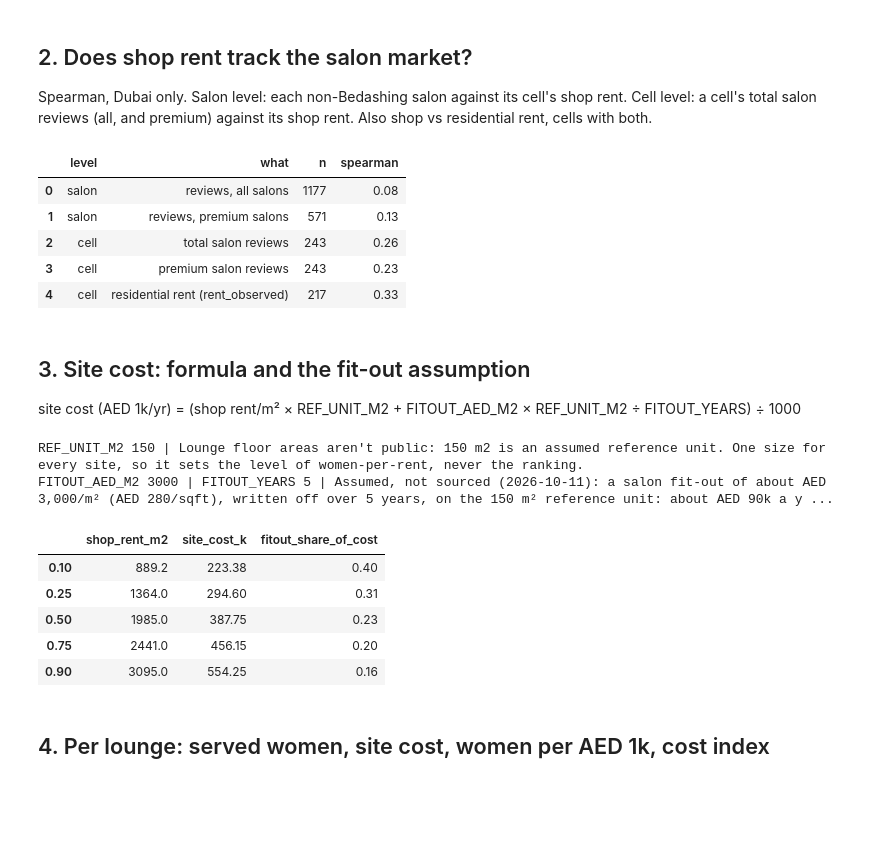
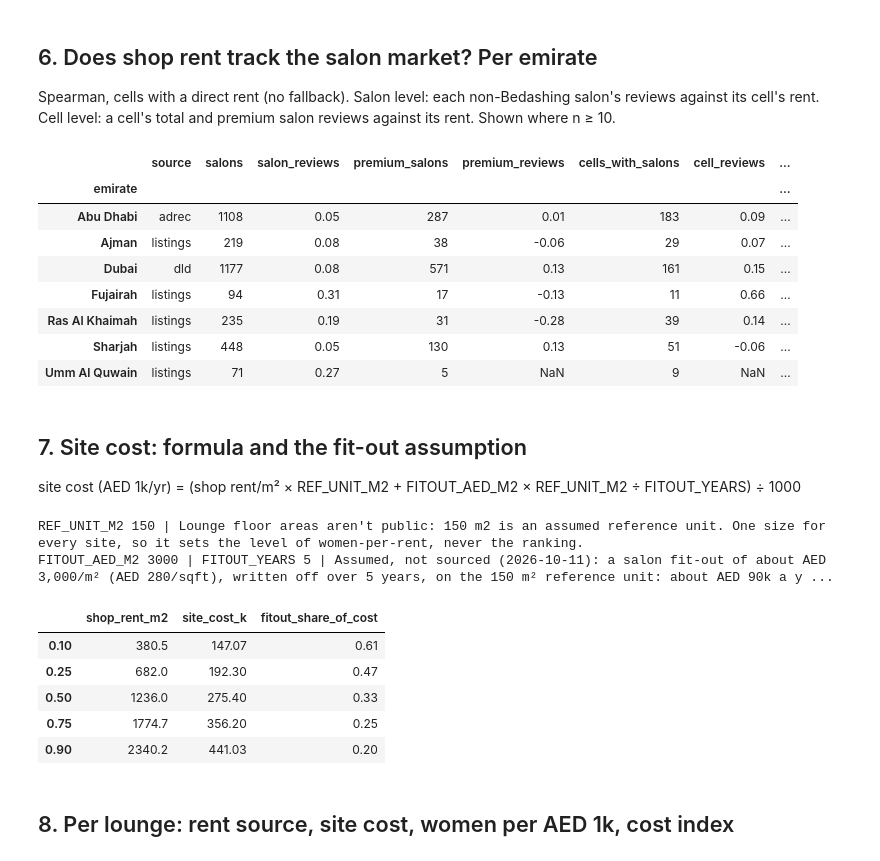
Before and after one commit to thenomadlad/2pz-ai-case-study, a Jupyter notebook: notebooks/rent.ipynb, the cells around one changed output. Cells and saved outputs as stored; diff of their text form; code cells hidden in the pictures; blank space fills up the shorter version.

```diff
--- a/notebooks/rent.ipynb
+++ b/notebooks/rent.ipynb
@@ -51,0 +52,7 @@ DLD areas file columns: ['area', 'contracts', 'median_rent_m2', 'lat', 'lng', 'm
+# %%
+from src.market import women_15plus
+c = v3.cells.assign(women=women_15plus(v3.cells, v3.emirates, 0.055))
+cov = pd.crosstab(c.emirate, c.shop_rent_source, margins=True)
+wcov = (c.pivot_table(index="emirate", columns="shop_rent_source", values="women", aggfunc="sum", fill_value=0)
+        .pipe(lambda t: t.div(t.sum(axis=1), axis=0) * 100).round(1))
+display(cov); wcov.add_suffix(" % women")
@@ -51,0 +83,6 @@ DLD areas file columns: ['area', 'contracts', 'median_rent_m2', 'lat', 'lng', 'm
+# %%
+direct = c[c.shop_rent_source != "emirate_median"]
+d = direct.groupby("emirate").shop_rent_m2.describe(percentiles=[.1, .25, .5, .75, .9]).round(0)
+d["source"] = direct.groupby("emirate").shop_rent_source.first()
+d["emirate_median_fallback"] = c[c.shop_rent_source == "emirate_median"].groupby("emirate").shop_rent_m2.first().round(0)
+d
@@ -52,58 +153,63 @@ DLD areas file columns: ['area', 'contracts', 'median_rent_m2', 'lat', 'lng', 'm
 # %% [markdown]
-## 2. Does shop rent track the salon market?
+## 6. Does shop rent track the salon market? Per emirate
 
-Spearman, Dubai only. Salon level: each non-Bedashing salon against its cell's shop rent. Cell level: a cell's total salon reviews (all, and premium) against its shop rent. Also shop vs residential rent, cells with both.
+Spearman, cells with a direct rent (no fallback). Salon level: each non-Bedashing salon's reviews against its cell's rent. Cell level: a cell's total and premium salon reviews against its rent. Shown where n ≥ 10.
 # %%
 from src.market import premium_substitutes, _reviews
 sal = v3.salons[(v3.salons.excluded_reason == "") & ~v3.salons.is_bedashing.astype(bool)].reset_index()
-c = v3.cells
 lat, lng = sal.lat.to_numpy(float)[:, None], sal.lng.to_numpy(float)[:, None]
 inbox = (c.south.to_numpy() <= lat) & (lat < c.north.to_numpy()) & (c.west.to_numpy() <= lng) & (lng < c.east.to_numpy())
 sal["cell_id"] = np.where(inbox.any(1), c.index.to_numpy()[inbox.argmax(1)], None)
 sal["reviews"] = [_reviews(x) for x in sal.to_dict("records")]
 prem_ids = {x["place_id"] for x in premium_substitutes(sal.to_dict("records"), len(sal), a.premium_min_rating, a.comparable_price_levels)}
 sal["premium"] = sal.place_id.isin(prem_ids)
-sal["shop_rent"] = sal.cell_id.map(c.shop_rent_m2)
-ds = sal[sal.shop_rent.notna()]
-rows = [dict(level="salon", what="reviews, all salons", n=len(ds), spearman=ds.reviews.corr(ds.shop_rent, method="spearman")),
-        dict(level="salon", what="reviews, premium salons", n=int(ds.premium.sum()),
-             spearman=ds[ds.premium].reviews.corr(ds[ds.premium].shop_rent, method="spearman"))]
-cell = pd.DataFrame({"shop": c.shop_rent_m2, "res": c.rent_observed,
-                     "reviews": ds.groupby("cell_id").reviews.sum(), "prem_reviews": ds[ds.premium].groupby("cell_id").reviews.sum()})
-cell = cell[cell.shop.notna()].fillna({"reviews": 0, "prem_reviews": 0})
-rows += [dict(level="cell", what="total salon reviews", n=len(cell), spearman=cell.reviews.corr(cell.shop, method="spearman")),
-         dict(level="cell", what="premium salon reviews", n=len(cell), spearman=cell.prem_reviews.corr(cell.shop, method="spearman")),
-         dict(level="cell", what="residential rent (rent_observed)", n=int(cell.res.notna().sum()),
-              spearman=cell.res.corr(cell.shop, method="spearman"))]
-pd.DataFrame(rows).round(2)
+sal = sal[sal.cell_id.isin(direct.index)]
+sal["shop_rent"], sal["emirate"] = sal.cell_id.map(c.shop_rent_m2), sal.cell_id.map(c.emirate)
+cell = pd.DataFrame({"shop": direct.shop_rent_m2, "emirate": direct.emirate, "res": direct.rent_observed,
+                     "reviews": sal.groupby("cell_id").reviews.sum(), "prem_reviews": sal[sal.premium].groupby("cell_id").reviews.sum()}
+                    ).loc[direct.index].fillna({"reviews": 0, "prem_reviews": 0})
+cell = cell[cell.reviews > 0]   # cells with at least one salon
+rows = []
+def rho(x, y):
+    return round(x.corr(y, method="spearman"), 2) if len(x) >= 10 else None
+for em in sorted(c.emirate.unique()):
+    s_, k = sal[sal.emirate == em], cell[cell.emirate == em]
+    rows.append(dict(emirate=em, source=direct[direct.emirate == em].shop_rent_source.iloc[0] if (direct.emirate == em).any() else "-",
+                     salons=len(s_), salon_reviews=rho(s_.reviews, s_.shop_rent),
+                     premium_salons=int(s_.premium.sum()), premium_reviews=rho(s_[s_.premium].reviews, s_[s_.premium].shop_rent),
+                     cells_with_salons=len(k), cell_reviews=rho(k.reviews, k.shop), cell_premium_reviews=rho(k.prem_reviews, k.shop)))
+pd.DataFrame(rows).set_index("emirate")
 # %% [output]
-|  | level | what | n | spearman |
-| 0 | salon | reviews, all salons | 1177 | 0.08 |
-| 1 | salon | reviews, premium salons | 571 | 0.13 |
-| 2 | cell | total salon reviews | 243 | 0.26 |
-| 3 | cell | premium salon reviews | 243 | 0.23 |
-| 4 | cell | residential rent (rent_observed) | 217 | 0.33 |
+|  | source | salons | salon_reviews | premium_salons | premium_reviews | cells_with_salons | cell_reviews | ... |
+| emirate |  |  |  |  |  |  |  | ... |
+| Abu Dhabi | adrec | 1108 | 0.05 | 287 | 0.01 | 183 | 0.09 | ... |
+| Ajman | listings | 219 | 0.08 | 38 | -0.06 | 29 | 0.07 | ... |
+| Dubai | dld | 1177 | 0.08 | 571 | 0.13 | 161 | 0.15 | ... |
+| Fujairah | listings | 94 | 0.31 | 17 | -0.13 | 11 | 0.66 | ... |
+| Ras Al Khaimah | listings | 235 | 0.19 | 31 | -0.28 | 39 | 0.14 | ... |
+| Sharjah | listings | 448 | 0.05 | 130 | 0.13 | 51 | -0.06 | ... |
+| Umm Al Quwain | listings | 71 | 0.27 | 5 | NaN | 9 | NaN | ... |
 # %% [markdown]
-## 3. Site cost: formula and the fit-out assumption
+## 7. Site cost: formula and the fit-out assumption
 
 site cost (AED 1k/yr) = (shop rent/m² × REF_UNIT_M2 + FITOUT_AED_M2 × REF_UNIT_M2 ÷ FITOUT_YEARS) ÷ 1000
 # %%
 print("REF_UNIT_M2", L.REF_UNIT_M2, "|", L.REF_UNIT_WHY)
 print("FITOUT_AED_M2", L.FITOUT_AED_M2, "| FITOUT_YEARS", L.FITOUT_YEARS, "|", L.FITOUT_WHY)
-q = shop.quantile([.1, .25, .5, .75, .9])
+q = direct.shop_rent_m2.quantile([.1, .25, .5, .75, .9])
 pd.DataFrame({"shop_rent_m2": q, "site_cost_k": [L.site_cost_k(x) for x in q],
               "fitout_share_of_cost": [L.FITOUT_AED_M2 / L.FITOUT_YEARS / (x + L.FITOUT_AED_M2 / L.FITOUT_YEARS) for x in q]}).round(2)
 # %% [output]
 REF_UNIT_M2 150 | Lounge floor areas aren't public: 150 m2 is an assumed reference unit. One size for every site, so it sets the level of women-per-rent, never the ranking.
 FITOUT_AED_M2 3000 | FITOUT_YEARS 5 | Assumed, not sourced (2026-10-11): a salon fit-out of about AED 3,000/m² (AED 280/sqft), written off over 5 years, on the 150 m² reference unit: about AED 90k a y ...
 |  | shop_rent_m2 | site_cost_k | fitout_share_of_cost |
-| 0.10 | 889.2 | 223.38 | 0.40 |
-| 0.25 | 1364.0 | 294.60 | 0.31 |
-| 0.50 | 1985.0 | 387.75 | 0.23 |
-| 0.75 | 2441.0 | 456.15 | 0.20 |
-| 0.90 | 3095.0 | 554.25 | 0.16 |
+| 0.10 | 380.5 | 147.07 | 0.61 |
+| 0.25 | 682.0 | 192.30 | 0.47 |
+| 0.50 | 1236.0 | 275.40 | 0.33 |
+| 0.75 | 1774.7 | 356.20 | 0.25 |
+| 0.90 | 2340.2 | 441.03 | 0.20 |
 # %% [markdown]
-## 4. Per lounge: served women, site cost, women per AED 1k, cost index
+## 8. Per lounge: rent source, site cost, women per AED 1k, cost index
 # %%
 t = F[~F.not_scored][["emirate", "served_women", "site_rent_m2", "site_rent_source", "site_cost_k", "served_per_cost", "cost_index"]]
 print("rent source:", t.site_rent_source.value_counts().to_dict())
```
Also changed, not shown: parts of 21 cells of this notebook, 12 other files.
